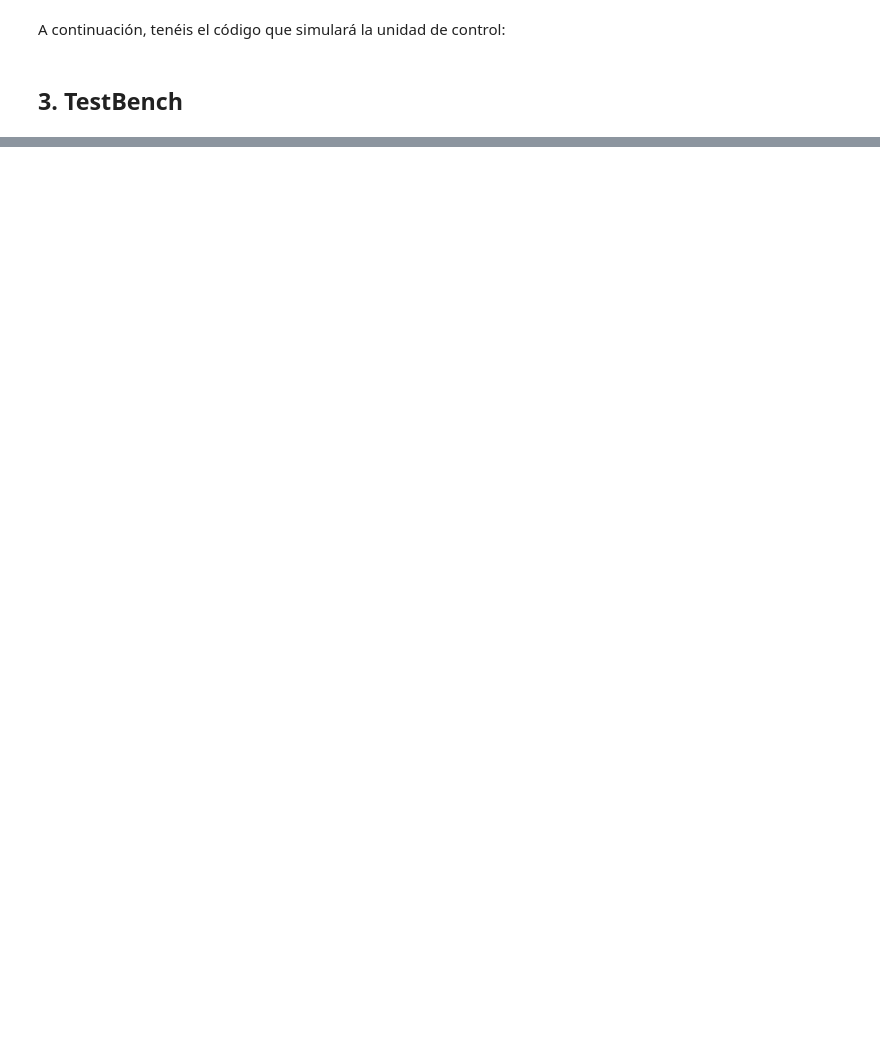
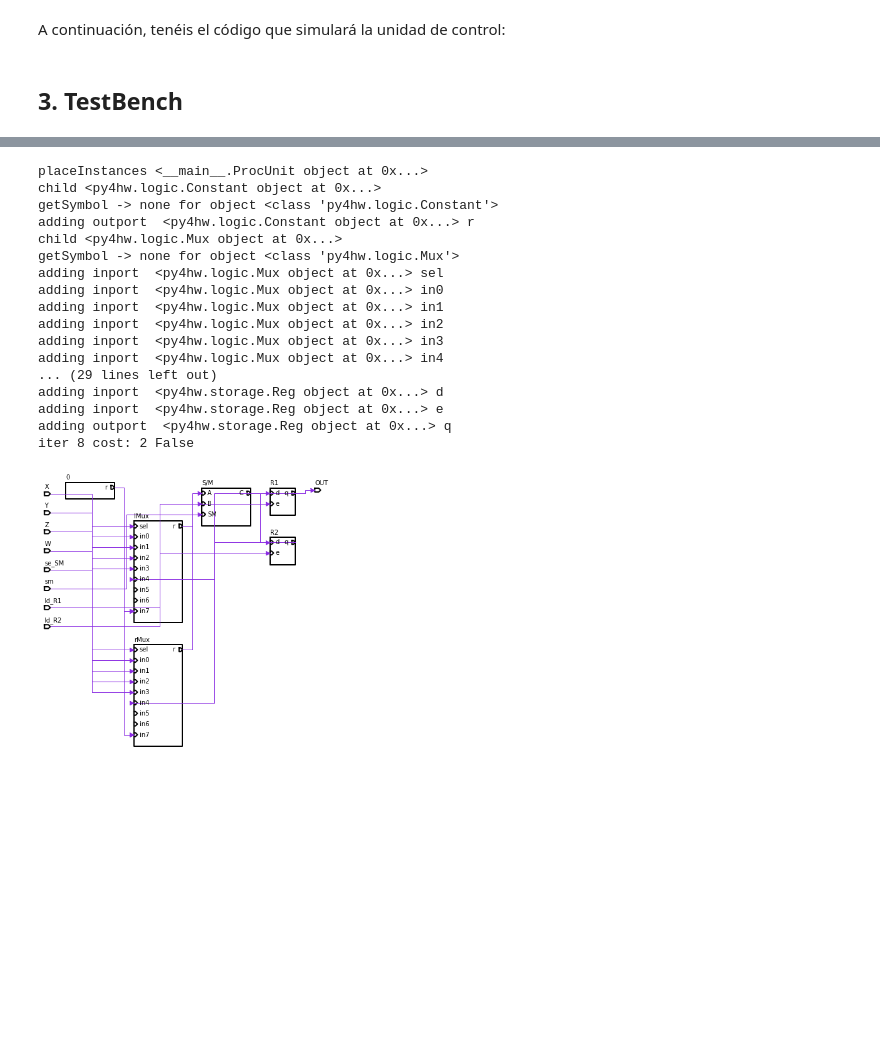
Before and after one commit to ThePituLegend/py4hw-examples, a Jupyter notebook: UP_UC_amb_Muxes.ipynb, the cells around one changed output, grey strips where cells are left out. Drawn from its saved outputs; the diff is of its cells as text; code cells hidden in the pictures; blank space fills up the shorter version.

```diff
--- a/UP_UC_amb_Muxes.ipynb
+++ b/UP_UC_amb_Muxes.ipynb
@@ -316,0 +329,21 @@ draw(sim.get_waveform("Diagrama"))
+# %%
+proc.schematic()
+# %% [output]
+placeInstances <__main__.ProcUnit object at 0x...>
+child <py4hw.logic.Constant object at 0x...>
+getSymbol -> none for object <class 'py4hw.logic.Constant'>
+adding outport  <py4hw.logic.Constant object at 0x...> r
+child <py4hw.logic.Mux object at 0x...>
+getSymbol -> none for object <class 'py4hw.logic.Mux'>
+adding inport  <py4hw.logic.Mux object at 0x...> sel
+adding inport  <py4hw.logic.Mux object at 0x...> in0
+adding inport  <py4hw.logic.Mux object at 0x...> in1
+adding inport  <py4hw.logic.Mux object at 0x...> in2
+adding inport  <py4hw.logic.Mux object at 0x...> in3
+adding inport  <py4hw.logic.Mux object at 0x...> in4
+... (29 lines left out)
+adding inport  <py4hw.storage.Reg object at 0x...> d
+adding inport  <py4hw.storage.Reg object at 0x...> e
+adding outport  <py4hw.storage.Reg object at 0x...> q
+iter 8 cost: 2 False
+[figure, added]
```
Also changed, not shown: parts of 9 cells of this notebook.
